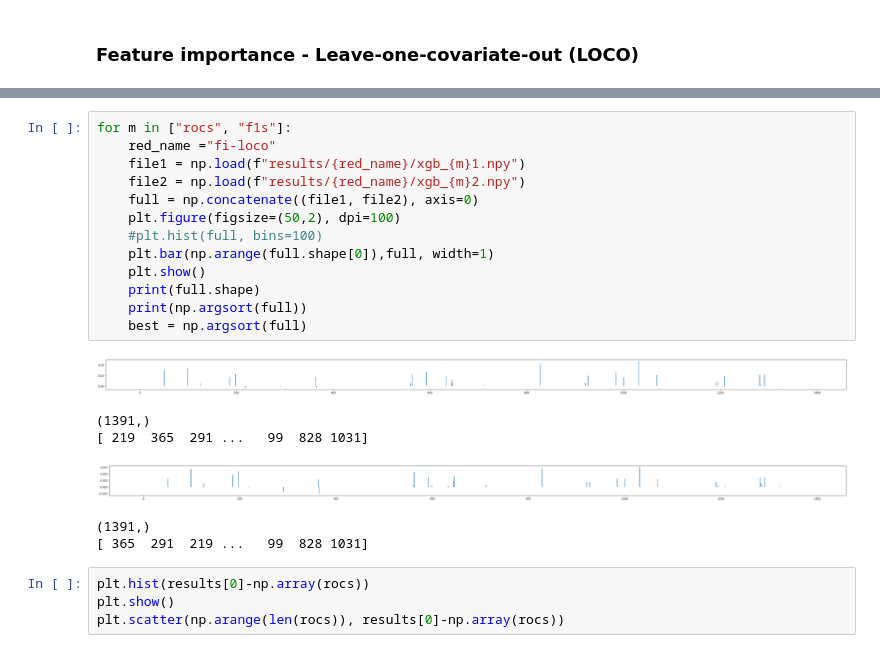
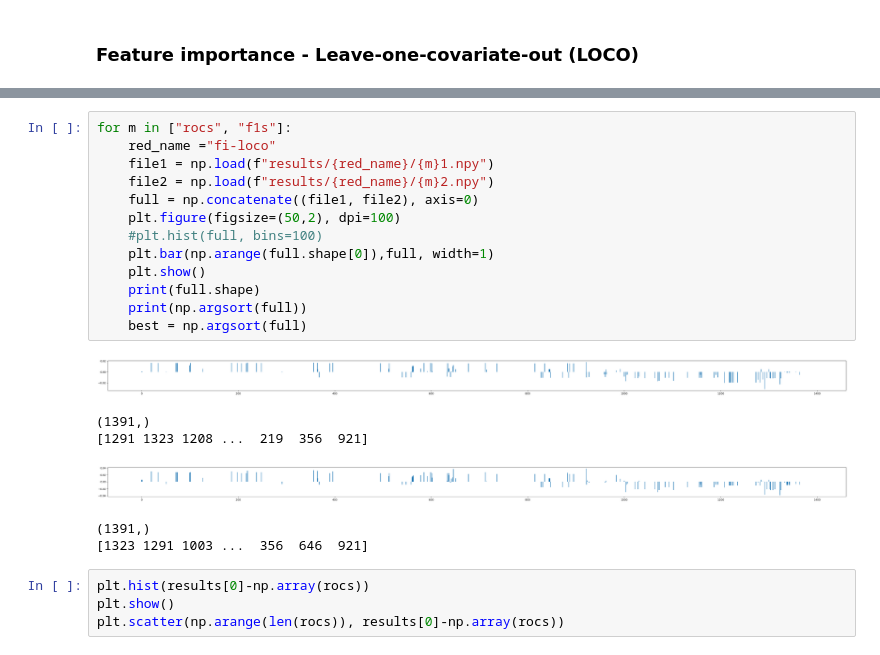
Before and after one commit to LenMetz/TabPFN-medical, a Jupyter notebook: interpretability.ipynb, the cells around one changed output, grey strips where cells are left out. Saved outputs shown, nothing was run; the diff lists cells and outputs as text.

```diff
--- a/interpretability.ipynb
+++ b/interpretability.ipynb
@@ -90,23 +90,23 @@ Currently at feature:  700
 # %%
 for m in ["rocs", "f1s"]:
     red_name ="fi-loco"
-    file1 = np.load(f"results/{red_name}/xgb_{m}1.npy")
-    file2 = np.load(f"results/{red_name}/xgb_{m}2.npy")
+    file1 = np.load(f"results/{red_name}/{m}1.npy")
+    file2 = np.load(f"results/{red_name}/{m}2.npy")
     full = np.concatenate((file1, file2), axis=0)
     plt.figure(figsize=(50,2), dpi=100)
     #plt.hist(full, bins=100)
     plt.bar(np.arange(full.shape[0]),full, width=1)
     plt.show()
     print(full.shape)
     print(np.argsort(full))
     best = np.argsort(full)
 # %% [output]
-[figure, old version]
+[figure, new version]
 (1391,)
-[ 219  365  291 ...   99  828 1031]
+[1291 1323 1208 ...  219  356  921]
-[figure, old version]
+[figure, new version]
 (1391,)
-[ 365  291  219 ...   99  828 1031]
+[1323 1291 1003 ...  356  646  921]
 # %%
 plt.hist(results[0]-np.array(rocs))
 plt.show()
```
Also changed, not shown: parts of 6 cells of this notebook, 14 other files.
